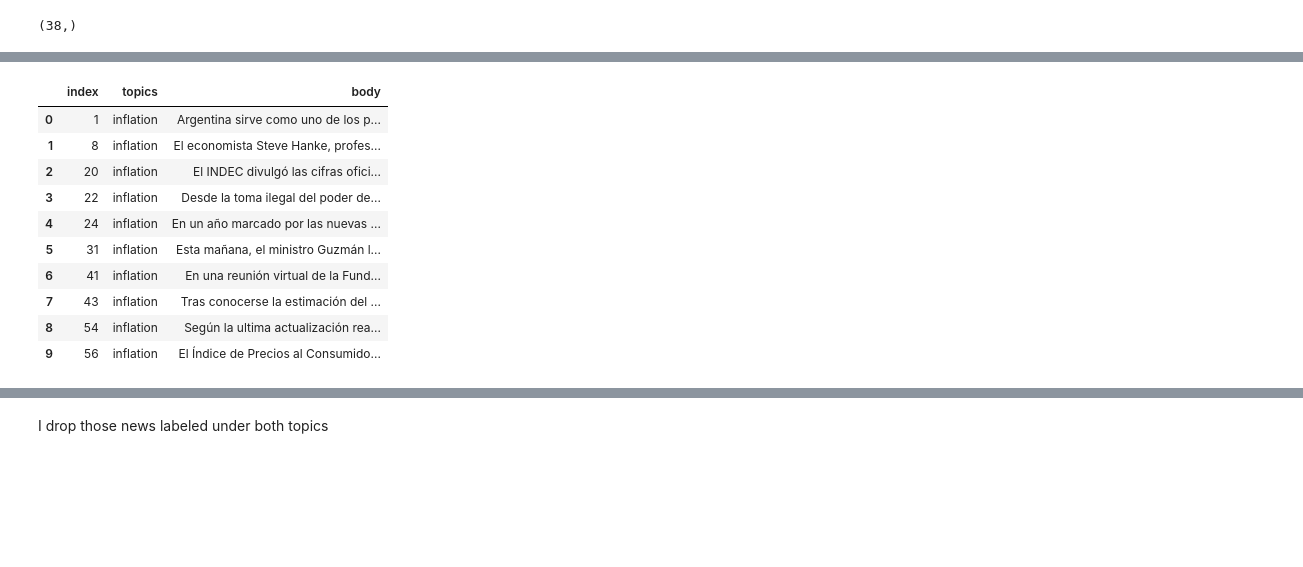
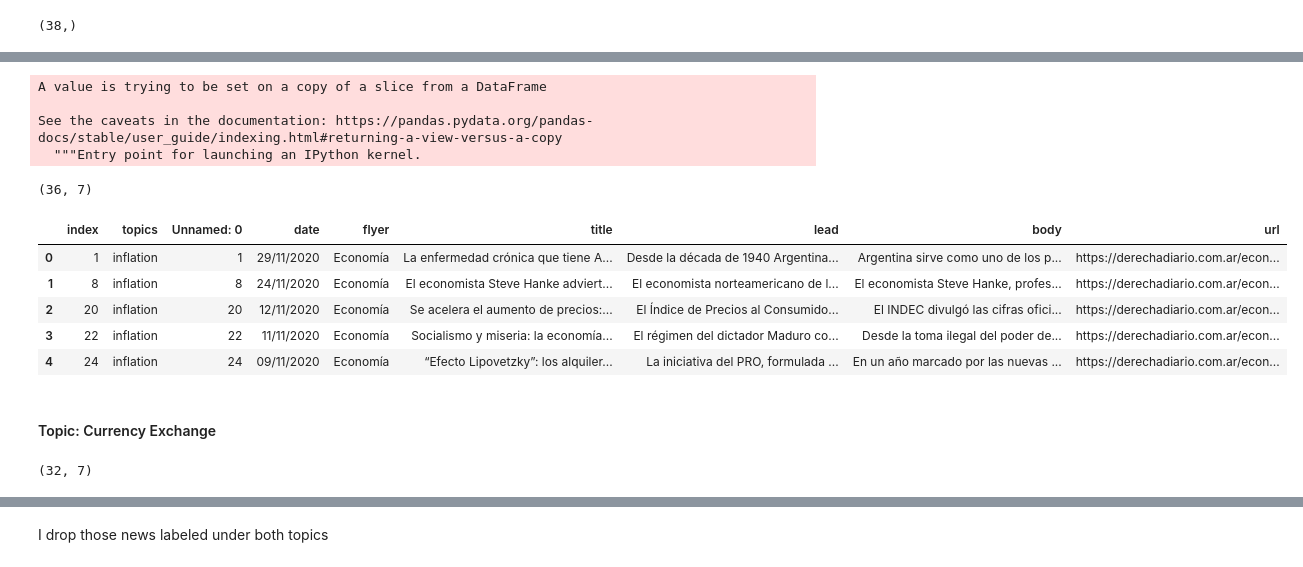
Before and after one commit to guidomitolo/pol_bias_nlp, a Jupyter notebook: 1.b.tokenization_topics.ipynb, the cells around one changed output, grey strips where cells are left out. Cells and saved outputs as stored; diff of their text form; code cells hidden in the pictures; blank space fills up the shorter version.

```diff
--- a/1.b.tokenization_topics.ipynb
+++ b/1.b.tokenization_topics.ipynb
@@ -42,2 +46,3 @@ Get the body of those news which cover topics about inflation and the rate of ex
 # %%
-inflation = df.loc[df.title.str.contains('inflacion|inflación|emisión|salarios|salario|indec', na=False), 'body']
+inflation = df.loc[df.title.str.contains('inflacion|inflación|emisión|salarios|salario|indec', na=False)]
+inflation.shape
@@ -44,22 +71,29 @@ inflation = df.loc[df.title.str.contains('inflacion|inflación|emisión|salarios
 # %%
 inflation.dropna(inplace=True)
+inflation.shape
+# %% [output]
+A value is trying to be set on a copy of a slice from a DataFrame
+
+See the caveats in the documentation: https://pandas.pydata.org/pandas-docs/stable/user_guide/indexing.html#returning-a-view-versus-a-copy
+  """Entry point for launching an IPython kernel.
+(36, 7)
 # %%
 inflation = inflation.reset_index()
 # %%
 inflation.insert(loc=1, column='topics', value='inflation')
 # %%
-inflation.head(10)
+inflation.head(5)
 # %% [output]
-|  | index | topics | body |
-| 0 | 1 | inflation | Argentina sirve como uno de los p... |
-| 1 | 8 | inflation | El economista Steve Hanke, profes... |
-| 2 | 20 | inflation | El INDEC divulgó las cifras ofici... |
-| 3 | 22 | inflation | Desde la toma ilegal del poder de... |
-| 4 | 24 | inflation | En un año marcado por las nuevas ... |
-| 5 | 31 | inflation | Esta mañana, el ministro Guzmán l... |
-| 6 | 41 | inflation | En una reunión virtual de la Fund... |
-| 7 | 43 | inflation | Tras conocerse la estimación del ... |
-| 8 | 54 | inflation | Según la ultima actualización rea... |
-| 9 | 56 | inflation | El Índice de Precios al Consumido... |
+|  | index | topics | Unnamed: 0 | date | flyer | title | lead | body | url |
+| 0 | 1 | inflation | 1 | 29/11/2020 | Economía | La enfermedad crónica que tiene A... | Desde la década de 1940 Argentina... | Argentina sirve como uno de los p... | https://derechadiario.com.ar/econ... |
+| 1 | 8 | inflation | 8 | 24/11/2020 | Economía | El economista Steve Hanke adviert... | El economista norteamericano de l... | El economista Steve Hanke, profes... | https://derechadiario.com.ar/econ... |
+| 2 | 20 | inflation | 20 | 12/11/2020 | Economía | Se acelera el aumento de precios:... | El Índice de Precios al Consumido... | El INDEC divulgó las cifras ofici... | https://derechadiario.com.ar/econ... |
+| 3 | 22 | inflation | 22 | 11/11/2020 | Economía | Socialismo y miseria: la economía... | El régimen del dictador Maduro co... | Desde la toma ilegal del poder de... | https://derechadiario.com.ar/econ... |
+| 4 | 24 | inflation | 24 | 09/11/2020 | Economía | “Efecto Lipovetzky”: los alquiler... | La iniciativa del PRO, formulada ... | En un año marcado por las nuevas ... | https://derechadiario.com.ar/econ... |
+# %% [markdown]
+#### Topic: Currency Exchange
 # %%
-exchange = df.loc[df.title.str.contains('dolar|dólar|dolares|dólares|dolarización|cambio|cepo', na=False), 'body']
+exchange = df.loc[df.title.str.contains('dolar|dólar|dolares|dólares|dolarización|cambio|cepo', na=False)]
+exchange.shape
+# %% [output]
+(32, 7)
```
Also changed, not shown: parts of 29 cells of this notebook, 14 other files.
